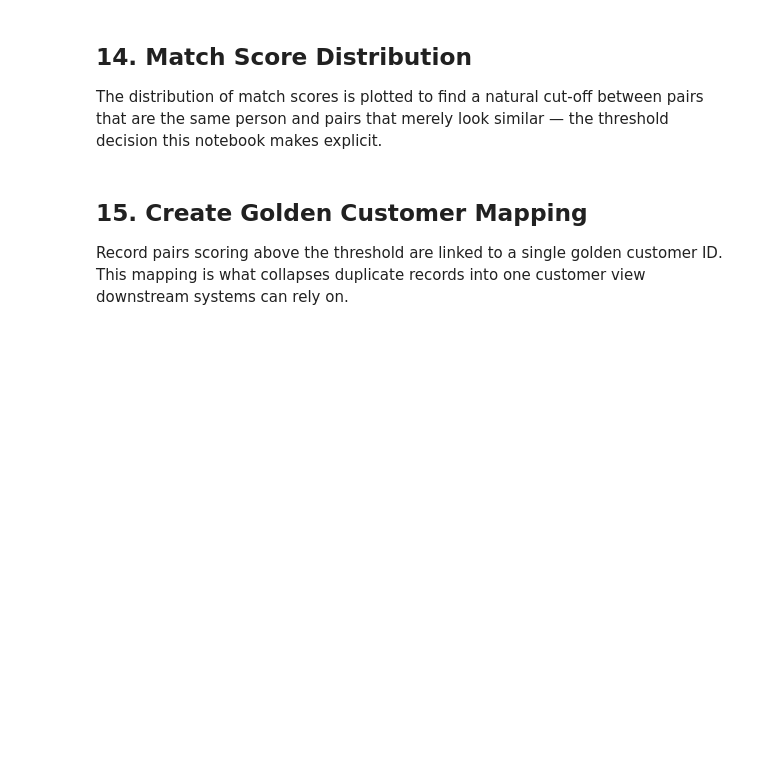
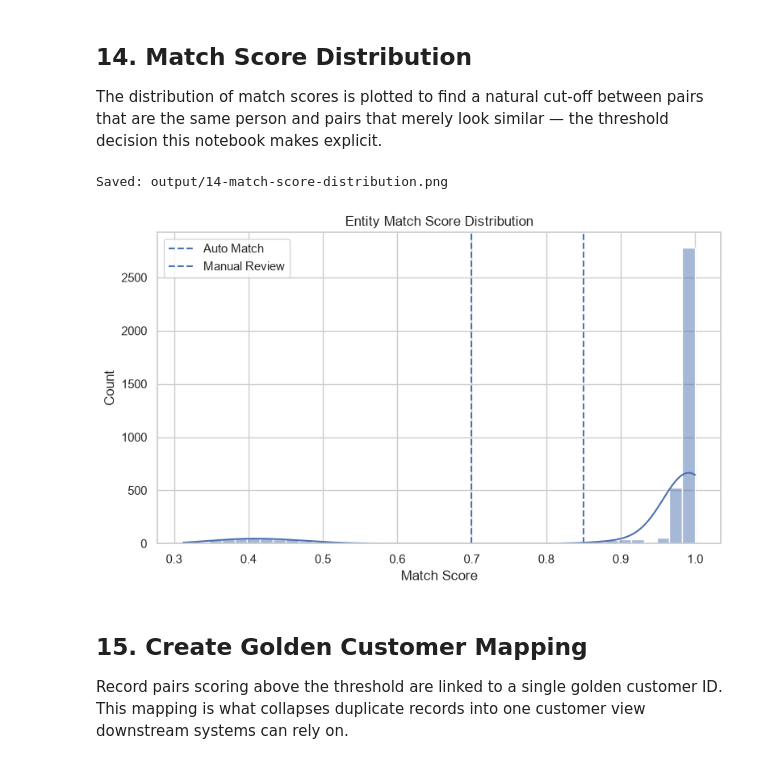
Before and after one commit to ikhsannur1996/banking-data-science-ml-ai-projects, a Jupyter notebook: 18_entity_resolution_deduplication/Bank_Entity_Resolution_Customer_Deduplication.ipynb, the cells around one changed output. Saved outputs shown, nothing was run; the diff lists cells and outputs as text; code cells hidden in the pictures; blank space fills up the shorter version.

```diff
--- a/18_entity_resolution_deduplication/Bank_Entity_Resolution_Customer_Deduplication.ipynb
+++ b/18_entity_resolution_deduplication/Bank_Entity_Resolution_Customer_Deduplication.ipynb
@@ -108,3 +108,15 @@ print("Source records:",len(source))
 
 display(master.head())
 display(source.head())
+# --- Save all outputs to the local output/ folder ---
+from pathlib import Path
+
+OUTPUT_DIR = Path("output")
+OUTPUT_DIR.mkdir(exist_ok=True)
+
+
+def save_plot(filename, dpi=150):
+    """Save the current matplotlib figure into the output/ folder."""
+    path = OUTPUT_DIR / filename
+    plt.savefig(path, dpi=dpi, bbox_inches="tight")
+    print(f"Saved: {path}")
@@ -362,12 +451,16 @@ The distribution of match scores is plotted to find a natural cut-off between pa
 # %%
 plt.figure(figsize=(9,5))
 sns.histplot(matches["Score"],bins=40,kde=True)
 plt.axvline(.85,ls="--",label="Auto Match")
 plt.axvline(.70,ls="--",label="Manual Review")
 plt.title("Entity Match Score Distribution")
 plt.xlabel("Match Score")
 plt.legend()
+save_plot("14-match-score-distribution.png")
 plt.show()
+# %% [output]
+Saved: output/14-match-score-distribution.png
+[figure, added]
 # %% [markdown]
 ## 15. Create Golden Customer Mapping
 
```
Also changed, not shown: parts of 14 cells of this notebook, 41 other files.
